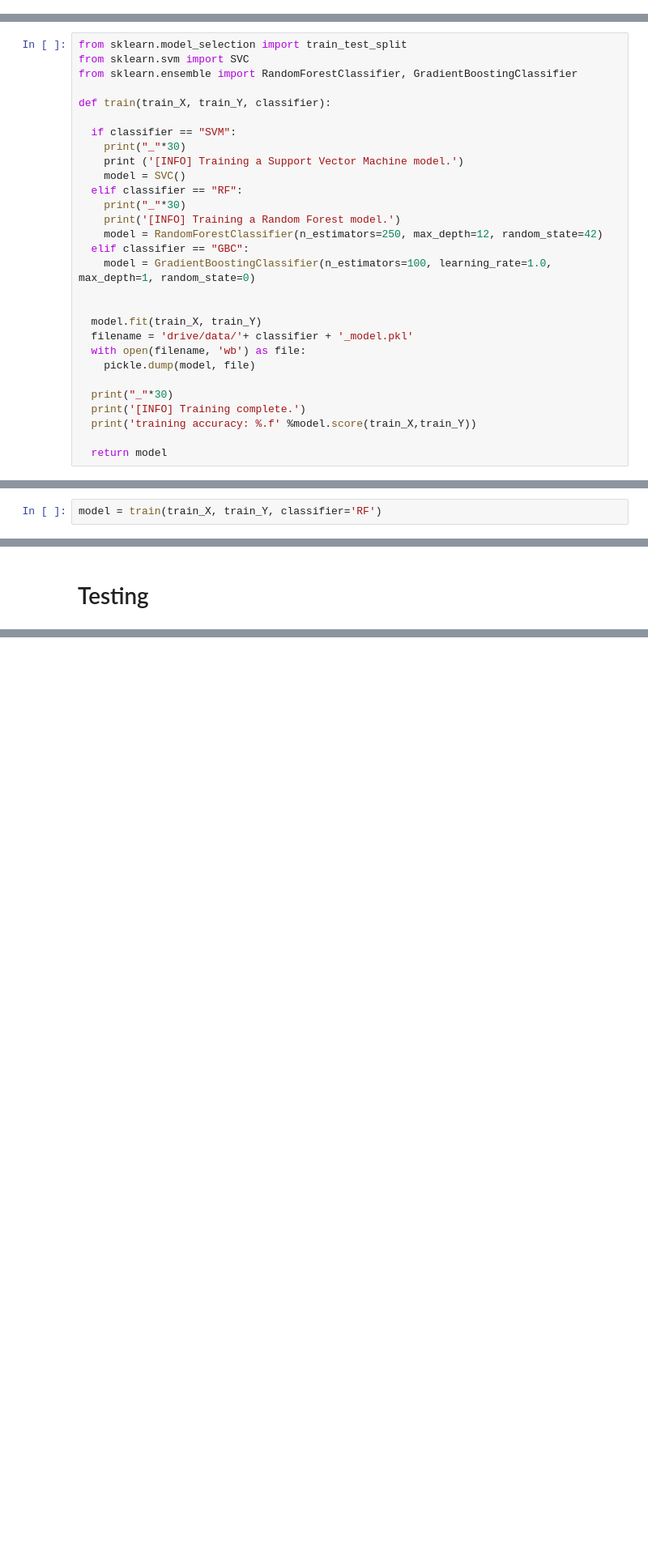
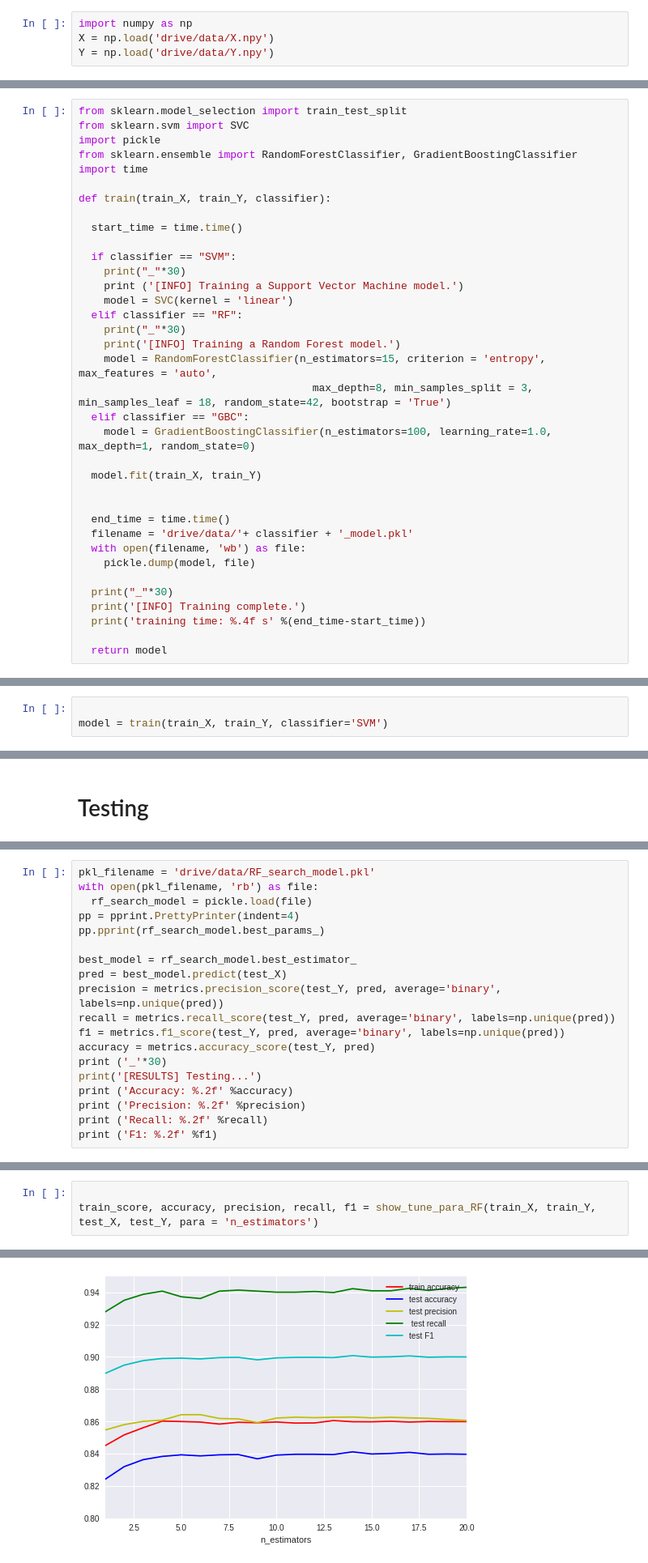
Before and after one commit to ruihu-zoey/Image-Segmentation, a Jupyter notebook: SVM_RF_EM_Segmentation.ipynb, the cells around one changed output, grey strips where cells are left out. Shown at 81% size. Cells and saved outputs as stored; diff of their text form; blank space fills up the shorter version.

```diff
--- a/SVM_RF_EM_Segmentation.ipynb
+++ b/SVM_RF_EM_Segmentation.ipynb
@@ -272,31 +302,42 @@ def generate_training_data(imgs_train, label_train,train):
+# %%
+import numpy as np
+X = np.load('drive/data/X.npy')
+Y = np.load('drive/data/Y.npy')
 # %% [markdown]
 # Training
 # %%
 from sklearn.model_selection import train_test_split
 from sklearn.svm import SVC
+import pickle
 from sklearn.ensemble import RandomForestClassifier, GradientBoostingClassifier
+import time
 
 def train(train_X, train_Y, classifier):
+
+  start_time = time.time()
 
   if classifier == "SVM":
     print("_"*30)
     print ('[INFO] Training a Support Vector Machine model.')
-    model = SVC()
+    model = SVC(kernel = 'linear')
   elif classifier == "RF":
     print("_"*30)
     print('[INFO] Training a Random Forest model.')
-    model = RandomForestClassifier(n_estimators=250, max_depth=12, random_state=42)
+    model = RandomForestClassifier(n_estimators=15, criterion = 'entropy', max_features = 'auto',
+                                     max_depth=8, min_samples_split = 3, min_samples_leaf = 18, random_state=42, bootstrap = 'True')
   elif classifier == "GBC":
     model = GradientBoostingClassifier(n_estimators=100, learning_rate=1.0, max_depth=1, random_state=0)
 
+  model.fit(train_X, train_Y)
 
-  model.fit(train_X, train_Y)
+
+  end_time = time.time()
   filename = 'drive/data/'+ classifier + '_model.pkl'
   with open(filename, 'wb') as file:
     pickle.dump(model, file)
 
   print("_"*30)
   print('[INFO] Training complete.')
-  print('training accuracy: %.f' %model.score(train_X,train_Y))
+  print('training time: %.4f s' %(end_time-start_time))
 
   return model
@@ -320,5 +344,6 @@ size of the label vertor: (30000, 1)
 # %%
 train_X, test_X, train_Y, test_Y = train_test_split(X,Y,test_size=0.2, random_state=42)
 # %%
-model = train(train_X, train_Y, classifier='RF')
+
+model = train(train_X, train_Y, classifier='SVM')
 # %% [output]
@@ -441,0 +497,19 @@ def train_tune_para_RF(train_X, train_Y):
+# %%
+pkl_filename = 'drive/data/RF_search_model.pkl'
+with open(pkl_filename, 'rb') as file:
+  rf_search_model = pickle.load(file)
+pp = pprint.PrettyPrinter(indent=4)
+pp.pprint(rf_search_model.best_params_)
+
+best_model = rf_search_model.best_estimator_
+pred = best_model.predict(test_X)
+precision = metrics.precision_score(test_Y, pred, average='binary', labels=np.unique(pred))
+recall = metrics.recall_score(test_Y, pred, average='binary', labels=np.unique(pred))
+f1 = metrics.f1_score(test_Y, pred, average='binary', labels=np.unique(pred))
+accuracy = metrics.accuracy_score(test_Y, pred)
+print ('_'*30)
+print('[RESULTS] Testing...')
+print ('Accuracy: %.2f' %accuracy)
+print ('Precision: %.2f' %precision)
+print ('Recall: %.2f' %recall)
+print ('F1: %.2f' %f1)
@@ -441,0 +739,4 @@ def train_tune_para_RF(train_X, train_Y):
+# %%
+
+train_score, accuracy, precision, recall, f1 = show_tune_para_RF(train_X, train_Y, test_X, test_Y, para = 'n_estimators')
+# %% [output]
@@ -441,0 +747 @@ def train_tune_para_RF(train_X, train_Y):
+[figure, added]
```
Also changed, not shown: parts of 44 cells of this notebook.
